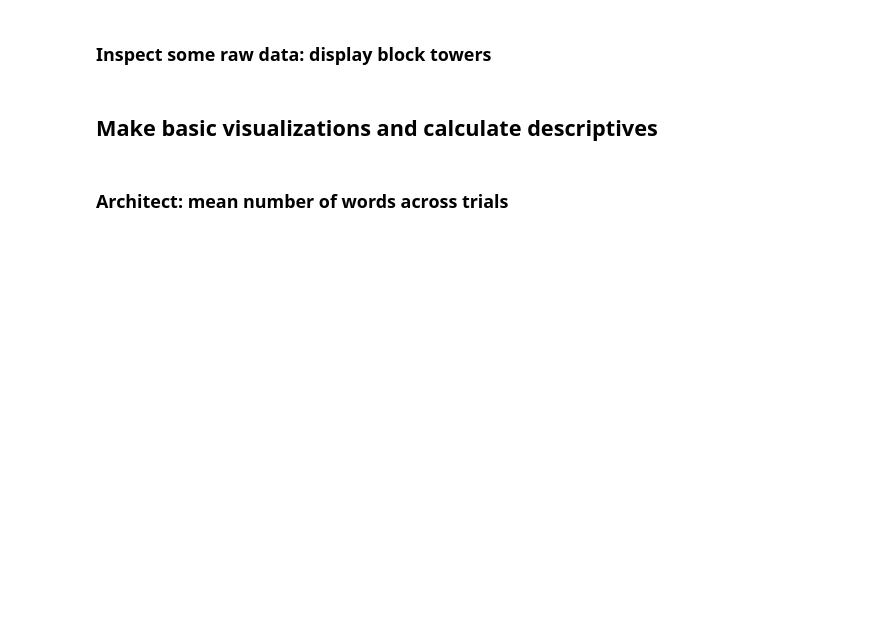
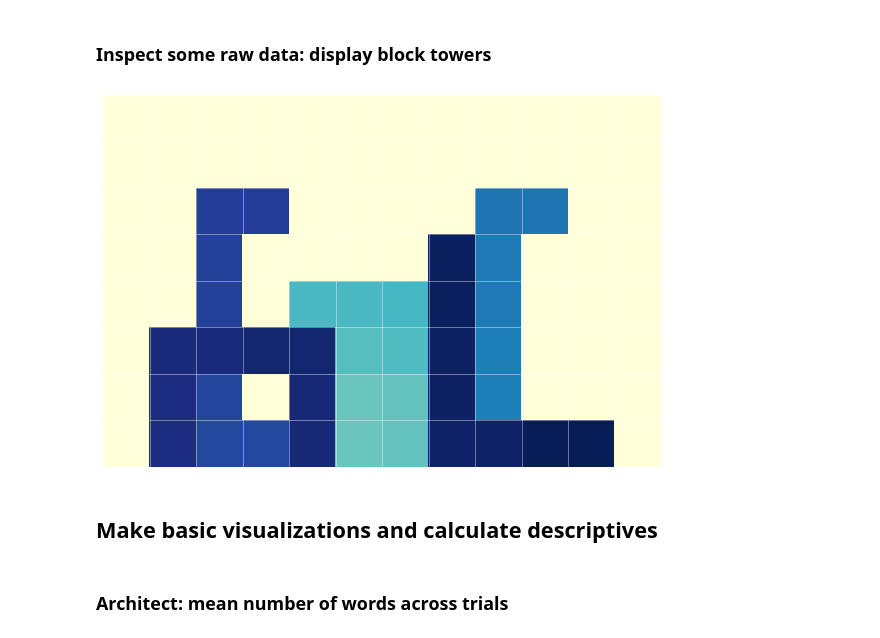
Before and after one commit to cogtoolslab/compositional-abstractions, a Jupyter notebook: analysis/compabs_analysis.ipynb, the cells around one changed output. Drawn from its saved outputs; the diff is of its cells as text; code cells hidden in the pictures; blank space fills up the shorter version.

```diff
--- a/analysis/compabs_analysis.ipynb
+++ b/analysis/compabs_analysis.ipynb
@@ -293,9 +354,11 @@ df_block['h'] = df_block['height']
 # %%
 fig = plt.figure(figsize=(10,10))
 ax = fig.add_subplot(1,1,1)
-drawing.draw_from_actions_subplot(df_block[df_block.trialNum=='0'],
+drawing.draw_from_actions_subplot(df_block[df_block.trialNum=='11'],
                                   ax,
                                   world_size = [12,8])
+# %% [output]
+[figure, added]
 # %% [markdown]
 ## Make basic visualizations and calculate descriptives
 # %% [markdown]
```
Also changed, not shown: parts of 34 cells of this notebook.
